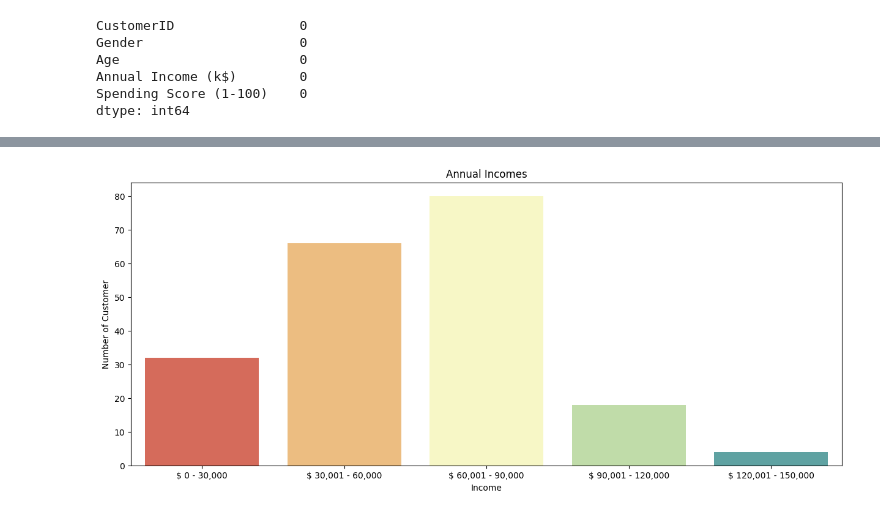
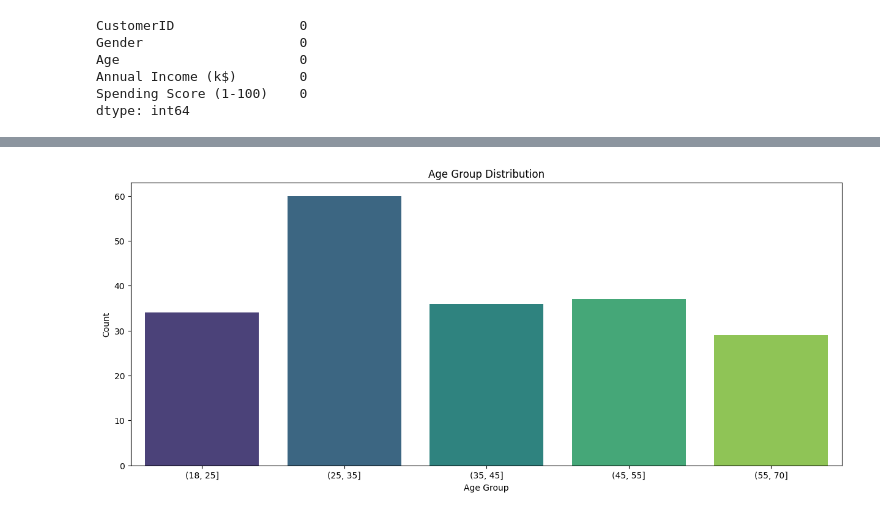
Before and after one commit to Octopush18/Customer_Segmentation_Unsupervised_Learning_KMeans, a Jupyter notebook: Customer_Segmentation.ipynb, the cells around one changed output, grey strips where cells are left out. Saved outputs shown, nothing was run; the diff lists cells and outputs as text; code cells hidden in the pictures.

```diff
--- a/Customer_Segmentation.ipynb
+++ b/Customer_Segmentation.ipynb
@@ -145,18 +76,12 @@ plt.show()
-# %%
-ai0_30 = df["Annual Income (k$)"][(df["Annual Income (k$)"] >= 0) & (df["Annual Income (k$)"] <= 30)]
-ai31_60 = df["Annual Income (k$)"][(df["Annual Income (k$)"] >= 31) & (df["Annual Income (k$)"] <= 60)]
-ai61_90 = df["Annual Income (k$)"][(df["Annual Income (k$)"] >= 61) & (df["Annual Income (k$)"] <= 90)]
-ai91_120 = df["Annual Income (k$)"][(df["Annual Income (k$)"] >= 91) & (df["Annual Income (k$)"] <= 120)]
-ai121_150 = df["Annual Income (k$)"][(df["Annual Income (k$)"] >= 121) & (df["Annual Income (k$)"] <= 150)]
-
-aix = ["$ 0 - 30,000", "$ 30,001 - 60,000", "$ 60,001 - 90,000", "$ 90,001 - 120,000", "$ 120,001 - 150,000"]
-aiy = [len(ai0_30.values), len(ai31_60.values), len(ai61_90.values), len(ai91_120.values), len(ai121_150.values)]
-
-plt.figure(figsize=(15,6))
-sns.barplot(x=aix, y=aiy, palette="Spectral")
-plt.title("Annual Incomes")
-plt.xlabel("Income")
-plt.ylabel("Number of Customer")
-plt.show()
-# %% [output]
-[figure, removed]
+# %%
+# Age groups distribution
+age_bins = [18, 25, 35, 45, 55, 70]
+df['Age Group'] = pd.cut(df['Age'], bins=age_bins)
+plt.figure(figsize=(15, 6))
+sns.countplot(x='Age Group', data=df, palette='viridis')
+plt.title('Age Group Distribution')
+plt.xlabel('Age Group')
+plt.ylabel('Count')
+plt.show()
+# %% [output]
+[figure, added]
```
Also changed, not shown: parts of 29 cells of this notebook, 1 other file.
